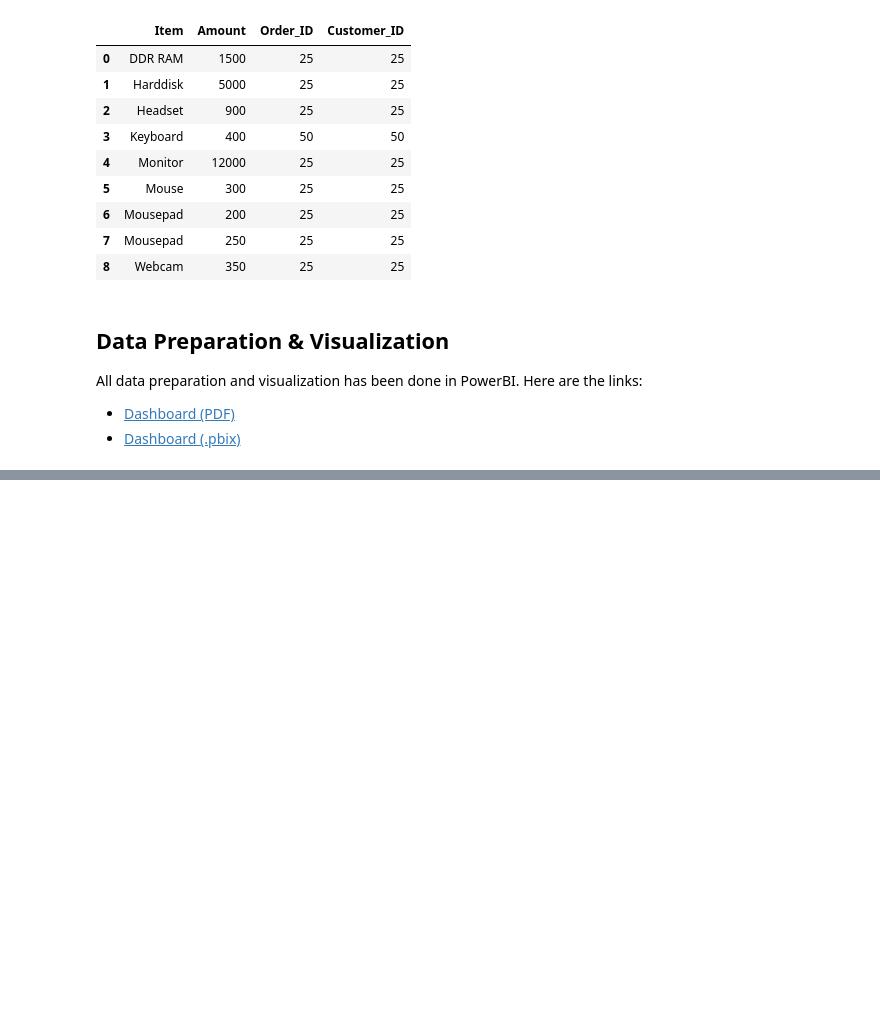
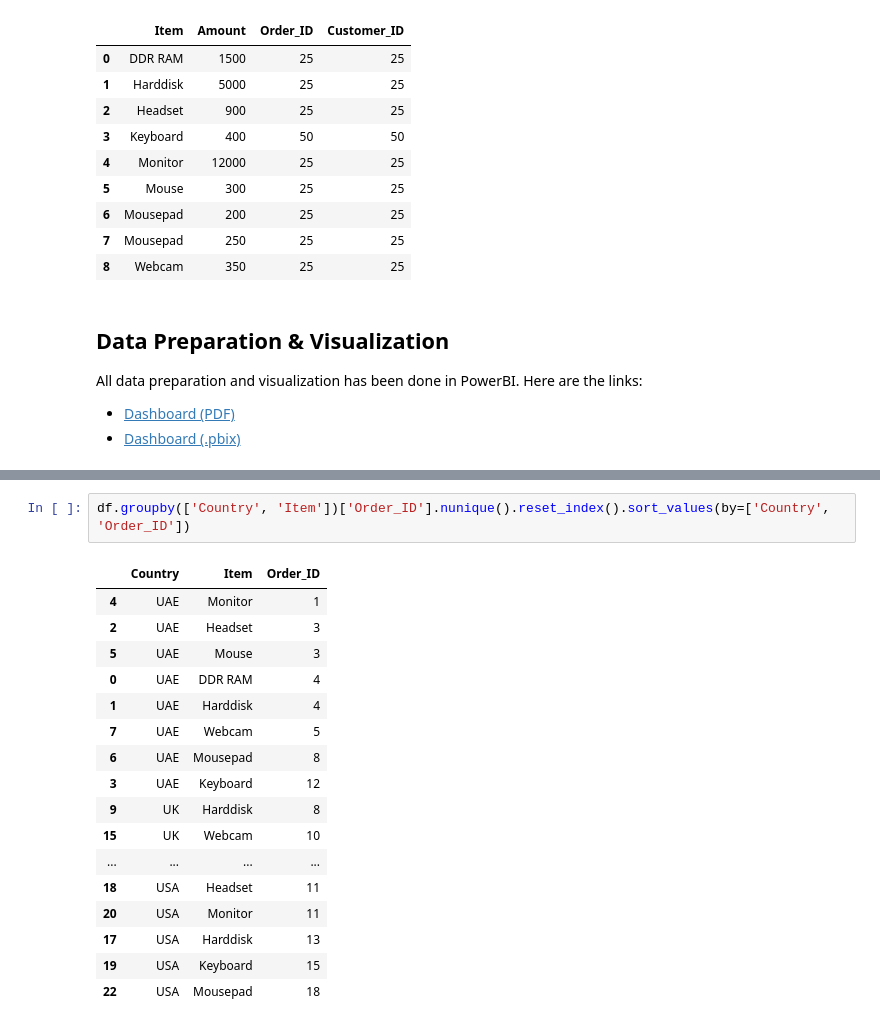
Before and after one commit to sarthak71/pei-interview-project, a Jupyter notebook: ExploratoryAnalysis.ipynb, the cells around one changed output, grey strips where cells are left out. Drawn from its saved outputs; the diff is of its cells as text; blank space fills up the shorter version.

```diff
--- a/ExploratoryAnalysis.ipynb
+++ b/ExploratoryAnalysis.ipynb
@@ -397,0 +436,20 @@ Here are the links:
+# %%
+df.groupby(['Country', 'Item'])['Order_ID'].nunique().reset_index().sort_values(by=['Country', 'Order_ID'])
+# %% [output]
+|  | Country | Item | Order_ID |
+| 4 | UAE | Monitor | 1 |
+| 2 | UAE | Headset | 3 |
+| 5 | UAE | Mouse | 3 |
+| 0 | UAE | DDR RAM | 4 |
+| 1 | UAE | Harddisk | 4 |
+| 7 | UAE | Webcam | 5 |
+| 6 | UAE | Mousepad | 8 |
+| 3 | UAE | Keyboard | 12 |
+| 9 | UK | Harddisk | 8 |
+| 15 | UK | Webcam | 10 |
+| ... | ... | ... | ... |
+| 18 | USA | Headset | 11 |
+| 20 | USA | Monitor | 11 |
+| 17 | USA | Harddisk | 13 |
+| 19 | USA | Keyboard | 15 |
+| 22 | USA | Mousepad | 18 |
```
Also changed, not shown: parts of 3 cells of this notebook.
